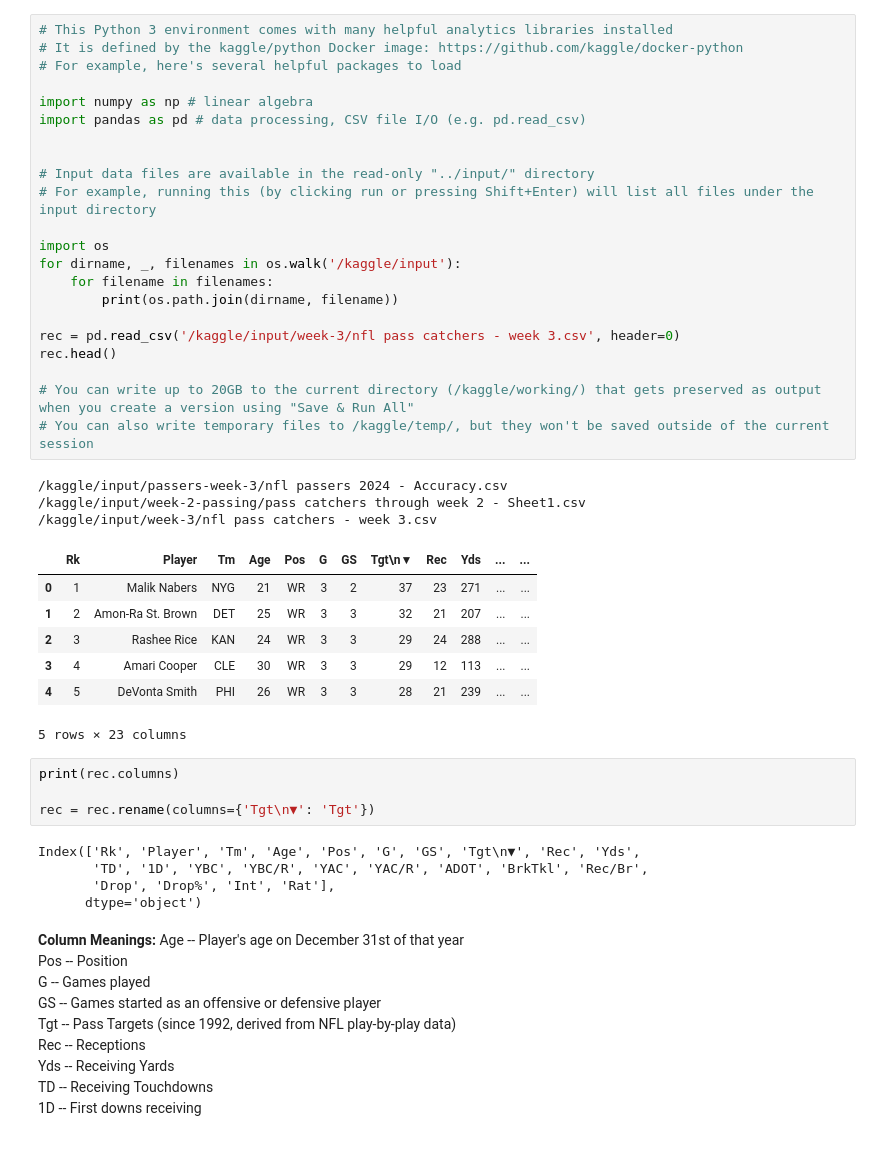
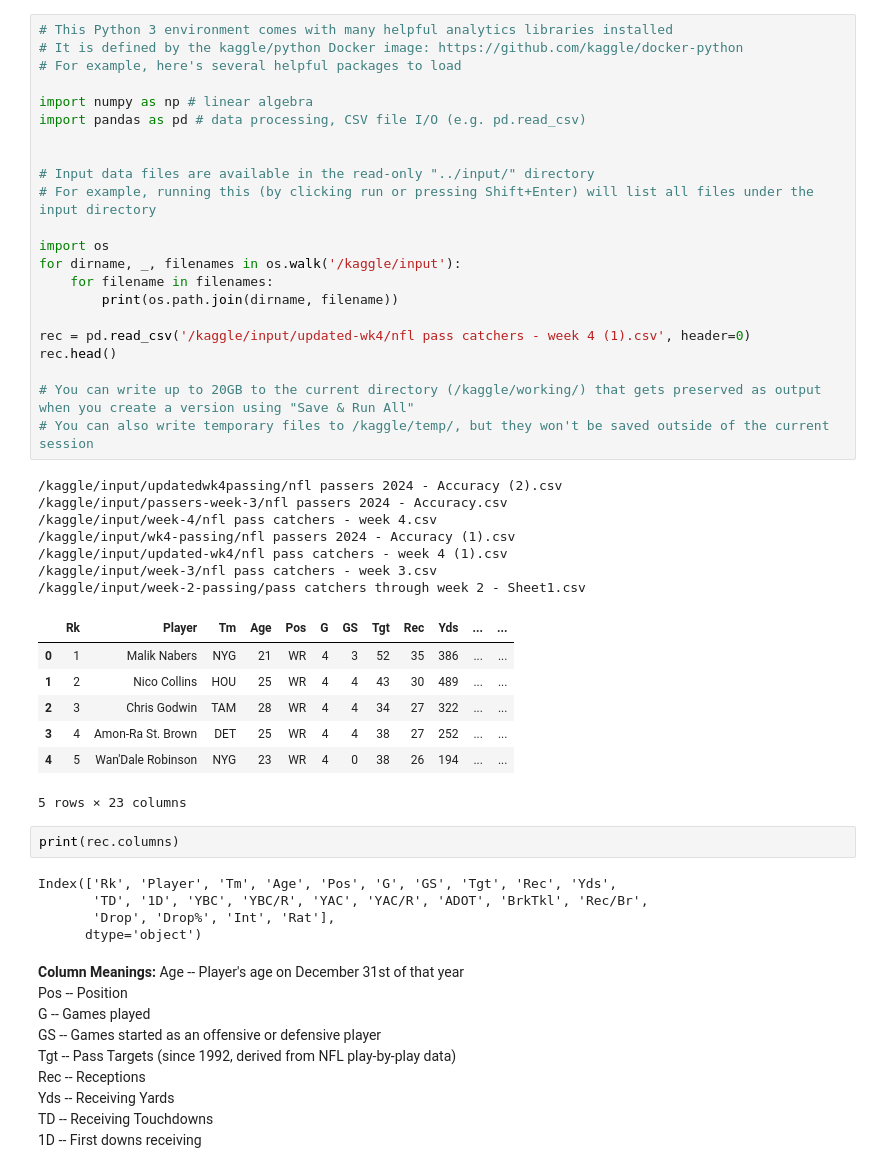
Before and after one commit to vtrackstar/Google-DA-Projects, a Jupyter notebook: week-3-nfl-pass-catchers-and-passers.ipynb, the cells around one changed output. Saved outputs shown, nothing was run; the diff lists cells and outputs as text.

Commit message:
Kaggle Notebook | Week 4 NFL Pass Catchers and Passers | Version 5

```diff
--- a/week-3-nfl-pass-catchers-and-passers.ipynb
+++ b/week-3-nfl-pass-catchers-and-passers.ipynb
@@ -1,42 +1,44 @@
 # %%
 # This Python 3 environment comes with many helpful analytics libraries installed
 # It is defined by the kaggle/python Docker image: https://github.com/kaggle/docker-python
 # For example, here's several helpful packages to load
 
 import numpy as np # linear algebra
 import pandas as pd # data processing, CSV file I/O (e.g. pd.read_csv)
 
 
 # Input data files are available in the read-only "../input/" directory
 # For example, running this (by clicking run or pressing Shift+Enter) will list all files under the input directory
 
 import os
 for dirname, _, filenames in os.walk('/kaggle/input'):
     for filename in filenames:
         print(os.path.join(dirname, filename))
 
-rec = pd.read_csv('/kaggle/input/week-3/nfl pass catchers - week 3.csv', header=0)
+rec = pd.read_csv('/kaggle/input/updated-wk4/nfl pass catchers - week 4 (1).csv', header=0)
 rec.head()
 
 # You can write up to 20GB to the current directory (/kaggle/working/) that gets preserved as output when you create a version using "Save & Run All"
 # You can also write temporary files to /kaggle/temp/, but they won't be saved outside of the current session
 # %% [output]
+/kaggle/input/updatedwk4passing/nfl passers 2024 - Accuracy (2).csv
 /kaggle/input/passers-week-3/nfl passers 2024 - Accuracy.csv
+/kaggle/input/week-4/nfl pass catchers - week 4.csv
+/kaggle/input/wk4-passing/nfl passers 2024 - Accuracy (1).csv
+/kaggle/input/updated-wk4/nfl pass catchers - week 4 (1).csv
+/kaggle/input/week-3/nfl pass catchers - week 3.csv
 /kaggle/input/week-2-passing/pass catchers through week 2 - Sheet1.csv
-/kaggle/input/week-3/nfl pass catchers - week 3.csv
-|  | Rk | Player | Tm | Age | Pos | G | GS | Tgt\n▼ | Rec | Yds | ... | ... |
-| 0 | 1 | Malik Nabers | NYG | 21 | WR | 3 | 2 | 37 | 23 | 271 | ... | ... |
-| 1 | 2 | Amon-Ra St. Brown | DET | 25 | WR | 3 | 3 | 32 | 21 | 207 | ... | ... |
-| 2 | 3 | Rashee Rice | KAN | 24 | WR | 3 | 3 | 29 | 24 | 288 | ... | ... |
-| 3 | 4 | Amari Cooper | CLE | 30 | WR | 3 | 3 | 29 | 12 | 113 | ... | ... |
-| 4 | 5 | DeVonta Smith | PHI | 26 | WR | 3 | 3 | 28 | 21 | 239 | ... | ... |
+|  | Rk | Player | Tm | Age | Pos | G | GS | Tgt | Rec | Yds | ... | ... |
+| 0 | 1 | Malik Nabers | NYG | 21 | WR | 4 | 3 | 52 | 35 | 386 | ... | ... |
+| 1 | 2 | Nico Collins | HOU | 25 | WR | 4 | 4 | 43 | 30 | 489 | ... | ... |
+| 2 | 3 | Chris Godwin | TAM | 28 | WR | 4 | 4 | 34 | 27 | 322 | ... | ... |
+| 3 | 4 | Amon-Ra St. Brown | DET | 25 | WR | 4 | 4 | 38 | 27 | 252 | ... | ... |
+| 4 | 5 | Wan'Dale Robinson | NYG | 23 | WR | 4 | 0 | 38 | 26 | 194 | ... | ... |
 5 rows × 23 columns
 # %%
 print(rec.columns)
-
-rec = rec.rename(columns={'Tgt\n▼': 'Tgt'})
 # %% [output]
-Index(['Rk', 'Player', 'Tm', 'Age', 'Pos', 'G', 'GS', 'Tgt\n▼', 'Rec', 'Yds',
+Index(['Rk', 'Player', 'Tm', 'Age', 'Pos', 'G', 'GS', 'Tgt', 'Rec', 'Yds',
        'TD', '1D', 'YBC', 'YBC/R', 'YAC', 'YAC/R', 'ADOT', 'BrkTkl', 'Rec/Br',
        'Drop', 'Drop%', 'Int', 'Rat'],
       dtype='object')
```
Also changed, not shown: parts of 8 cells of this notebook.
